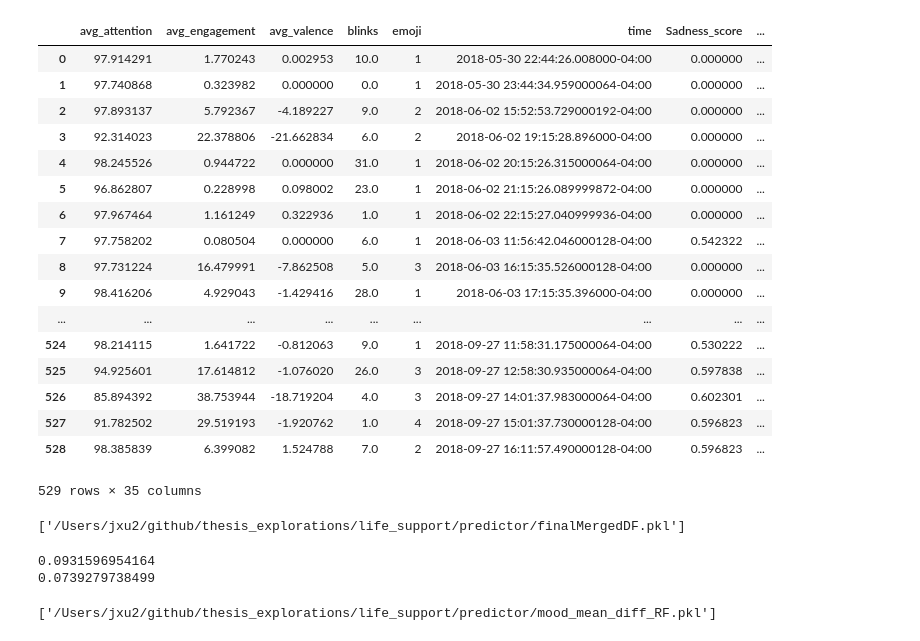
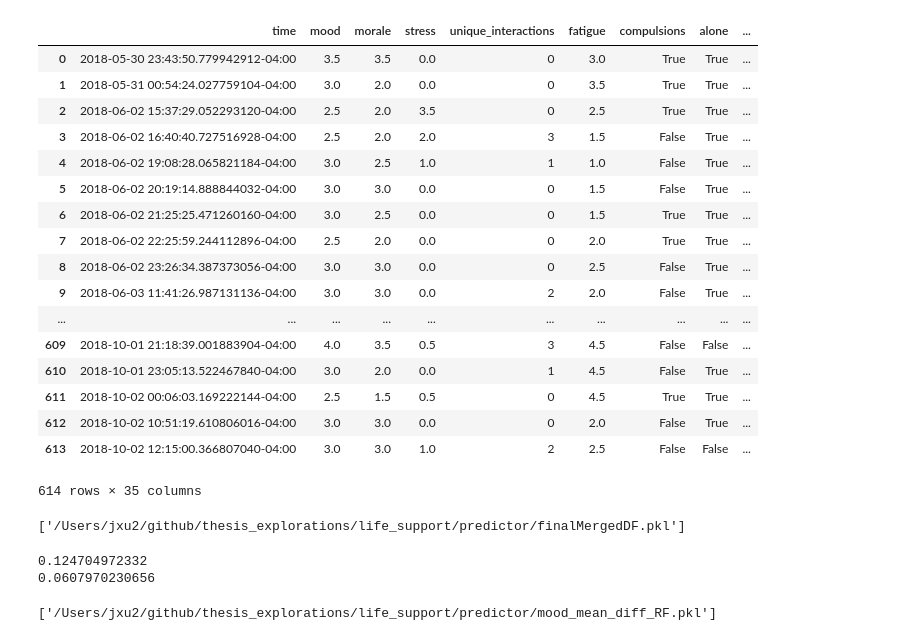
Before and after one commit to xujenna/thesis_explorations, a Jupyter notebook: trackers/_analyses/rolling_mean_model.ipynb, the cells around one changed output. Cells and saved outputs as stored; diff of their text form; code cells hidden in the pictures.

```diff
--- a/trackers/_analyses/rolling_mean_model.ipynb
+++ b/trackers/_analyses/rolling_mean_model.ipynb
@@ -313,55 +313,50 @@ outputsDF
 # %%
 mergedDF1 = pd.merge_asof(keyloggerDF, keystrokeWordCountDF, on='time', tolerance=pd.Timedelta('1 hours')).dropna()
 mergedDF1.reset_index(inplace=True)
 del mergedDF1['index']
 
-mergedDF2 = pd.merge_asof(affectivaDF, mergedDF1, on='time', direction='nearest', tolerance=pd.Timedelta('2 hours')).dropna()
+mergedDF2 = pd.merge_asof(affectivaDF, mergedDF1, on='time', direction='nearest', tolerance=pd.Timedelta('1.5 hours')).dropna()
 mergedDF2.reset_index(inplace=True)
 del mergedDF2['index']
 
-mergedDF3 = pd.merge_asof(mergedDF2, stepCountDF, on='time', direction='nearest', tolerance=pd.Timedelta('2 hours')).fillna(0)
+mergedDF3 = pd.merge_asof(mergedDF2, stepCountDF, on='time', direction='nearest', tolerance=pd.Timedelta('1.5 hours')).fillna(0)
 mergedDF3.reset_index(inplace=True)
 del mergedDF3['index']
 
 mergedDF4 = pd.merge_asof(mergedDF3, tabCounterDF, on='time', direction='nearest', tolerance=pd.Timedelta('1.5 hours')).dropna()
 mergedDF4.reset_index(inplace=True)
 del mergedDF4['index']
 
 mergedDF5 = pd.merge_asof(mergedDF4, productivityDF, on='time', direction='nearest', tolerance=pd.Timedelta('1.5 hours')).dropna()
 mergedDF5.reset_index(inplace=True)
 del mergedDF5['index']
 
-# mergedDF6 = pd.merge_asof(mergedDF5, heartRateDF, on='time', direction='nearest', tolerance=pd.Timedelta('2.5 hours')).dropna()
-# mergedDF6.reset_index(inplace=True)
-# del mergedDF6['index']
+mergedDF6 = pd.merge_asof(outputsDF, hourDF, on='time', direction='nearest', tolerance=pd.Timedelta('1 hours')).dropna()
+mergedDF6.reset_index(inplace=True)
+del mergedDF6['index']
 
-mergedDF7 = pd.merge_asof(mergedDF5, hourDF, on='time', direction='backward', tolerance=pd.Timedelta('1.5 hours')).dropna()
-mergedDF7.reset_index(inplace=True)
-del mergedDF7['index']
-
-
-finalMergedDF = pd.merge_asof(mergedDF7, outputsDF, on='time', direction='backward', tolerance=pd.Timedelta('2 hours')).dropna()
+finalMergedDF = pd.merge_asof(mergedDF6, mergedDF5, on='time', direction='nearest', tolerance=pd.Timedelta('1.5 hours')).dropna()
 finalMergedDF.reset_index(inplace=True)
 del finalMergedDF['index']
 
 finalMergedDF
 # %% [output]
-|  | avg_attention | avg_engagement | avg_valence | blinks | emoji | time | Sadness_score | ... |
-| 0 | 97.914291 | 1.770243 | 0.002953 | 10.0 | 1 | 2018-05-30 22:44:26.008000-04:00 | 0.000000 | ... |
-| 1 | 97.740868 | 0.323982 | 0.000000 | 0.0 | 1 | 2018-05-30 23:44:34.959000064-04:00 | 0.000000 | ... |
-| 2 | 97.893137 | 5.792367 | -4.189227 | 9.0 | 2 | 2018-06-02 15:52:53.729000192-04:00 | 0.000000 | ... |
-| 3 | 92.314023 | 22.378806 | -21.662834 | 6.0 | 2 | 2018-06-02 19:15:28.896000-04:00 | 0.000000 | ... |
-| 4 | 98.245526 | 0.944722 | 0.000000 | 31.0 | 1 | 2018-06-02 20:15:26.315000064-04:00 | 0.000000 | ... |
-| 5 | 96.862807 | 0.228998 | 0.098002 | 23.0 | 1 | 2018-06-02 21:15:26.089999872-04:00 | 0.000000 | ... |
-| 6 | 97.967464 | 1.161249 | 0.322936 | 1.0 | 1 | 2018-06-02 22:15:27.040999936-04:00 | 0.000000 | ... |
-| 7 | 97.758202 | 0.080504 | 0.000000 | 6.0 | 1 | 2018-06-03 11:56:42.046000128-04:00 | 0.542322 | ... |
-| 8 | 97.731224 | 16.479991 | -7.862508 | 5.0 | 3 | 2018-06-03 16:15:35.526000128-04:00 | 0.000000 | ... |
-| 9 | 98.416206 | 4.929043 | -1.429416 | 28.0 | 1 | 2018-06-03 17:15:35.396000-04:00 | 0.000000 | ... |
-| ... | ... | ... | ... | ... | ... | ... | ... | ... |
-| 524 | 98.214115 | 1.641722 | -0.812063 | 9.0 | 1 | 2018-09-27 11:58:31.175000064-04:00 | 0.530222 | ... |
-| 525 | 94.925601 | 17.614812 | -1.076020 | 26.0 | 3 | 2018-09-27 12:58:30.935000064-04:00 | 0.597838 | ... |
-| 526 | 85.894392 | 38.753944 | -18.719204 | 4.0 | 3 | 2018-09-27 14:01:37.983000064-04:00 | 0.602301 | ... |
-| 527 | 91.782502 | 29.519193 | -1.920762 | 1.0 | 4 | 2018-09-27 15:01:37.730000128-04:00 | 0.596823 | ... |
-| 528 | 98.385839 | 6.399082 | 1.524788 | 7.0 | 2 | 2018-09-27 16:11:57.490000128-04:00 | 0.596823 | ... |
+|  | time | mood | morale | stress | unique_interactions | fatigue | compulsions | alone | ... |
+| 0 | 2018-05-30 23:43:50.779942912-04:00 | 3.5 | 3.5 | 0.0 | 0 | 3.0 | True | True | ... |
+| 1 | 2018-05-31 00:54:24.027759104-04:00 | 3.0 | 2.0 | 0.0 | 0 | 3.5 | True | True | ... |
+| 2 | 2018-06-02 15:37:29.052293120-04:00 | 2.5 | 2.0 | 3.5 | 0 | 2.5 | True | True | ... |
+| 3 | 2018-06-02 16:40:40.727516928-04:00 | 2.5 | 2.0 | 2.0 | 3 | 1.5 | False | True | ... |
+| 4 | 2018-06-02 19:08:28.065821184-04:00 | 3.0 | 2.5 | 1.0 | 1 | 1.0 | False | True | ... |
+| 5 | 2018-06-02 20:19:14.888844032-04:00 | 3.0 | 3.0 | 0.0 | 0 | 1.5 | False | True | ... |
+| 6 | 2018-06-02 21:25:25.471260160-04:00 | 3.0 | 2.5 | 0.0 | 0 | 1.5 | True | True | ... |
+| 7 | 2018-06-02 22:25:59.244112896-04:00 | 2.5 | 2.0 | 0.0 | 0 | 2.0 | True | True | ... |
+| 8 | 2018-06-02 23:26:34.387373056-04:00 | 3.0 | 3.0 | 0.0 | 0 | 2.5 | False | True | ... |
+| 9 | 2018-06-03 11:41:26.987131136-04:00 | 3.0 | 3.0 | 0.0 | 2 | 2.0 | False | True | ... |
+| ... | ... | ... | ... | ... | ... | ... | ... | ... | ... |
+| 609 | 2018-10-01 21:18:39.001883904-04:00 | 4.0 | 3.5 | 0.5 | 3 | 4.5 | False | False | ... |
+| 610 | 2018-10-01 23:05:13.522467840-04:00 | 3.0 | 2.0 | 0.0 | 1 | 4.5 | False | True | ... |
+| 611 | 2018-10-02 00:06:03.169222144-04:00 | 2.5 | 1.5 | 0.5 | 0 | 4.5 | True | True | ... |
+| 612 | 2018-10-02 10:51:19.610806016-04:00 | 3.0 | 3.0 | 0.0 | 0 | 2.0 | False | True | ... |
+| 613 | 2018-10-02 12:15:00.366807040-04:00 | 3.0 | 3.0 | 1.0 | 2 | 2.5 | False | False | ... |
-529 rows × 35 columns
+614 rows × 35 columns
 # %%
@@ -417,8 +413,8 @@ print(morale_RF.score(X_test, y_morale_test))
 # print(mood_mean_diff_SVR.score(X_test, y_mood_mean_difference_test))
 print(mood_mean_diff_RF.score(X_test, y_mood_mean_difference_test))
 # %% [output]
-0.0931596954164
-0.0739279738499
+0.124704972332
+0.0607970230656
 # %%
 from sklearn.externals import joblib
 
```
Also changed, not shown: parts of 7 cells of this notebook, 24 other files.
